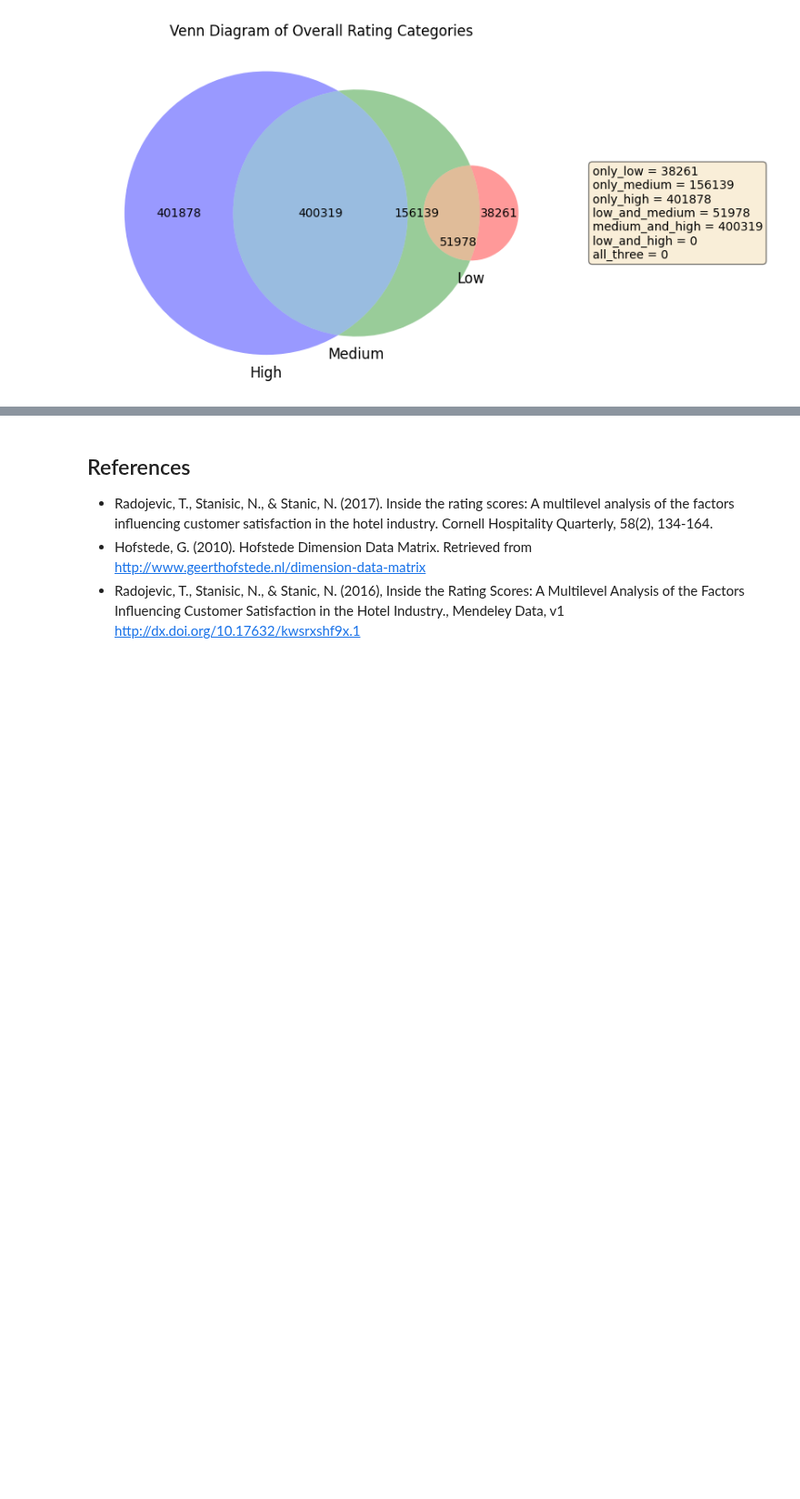
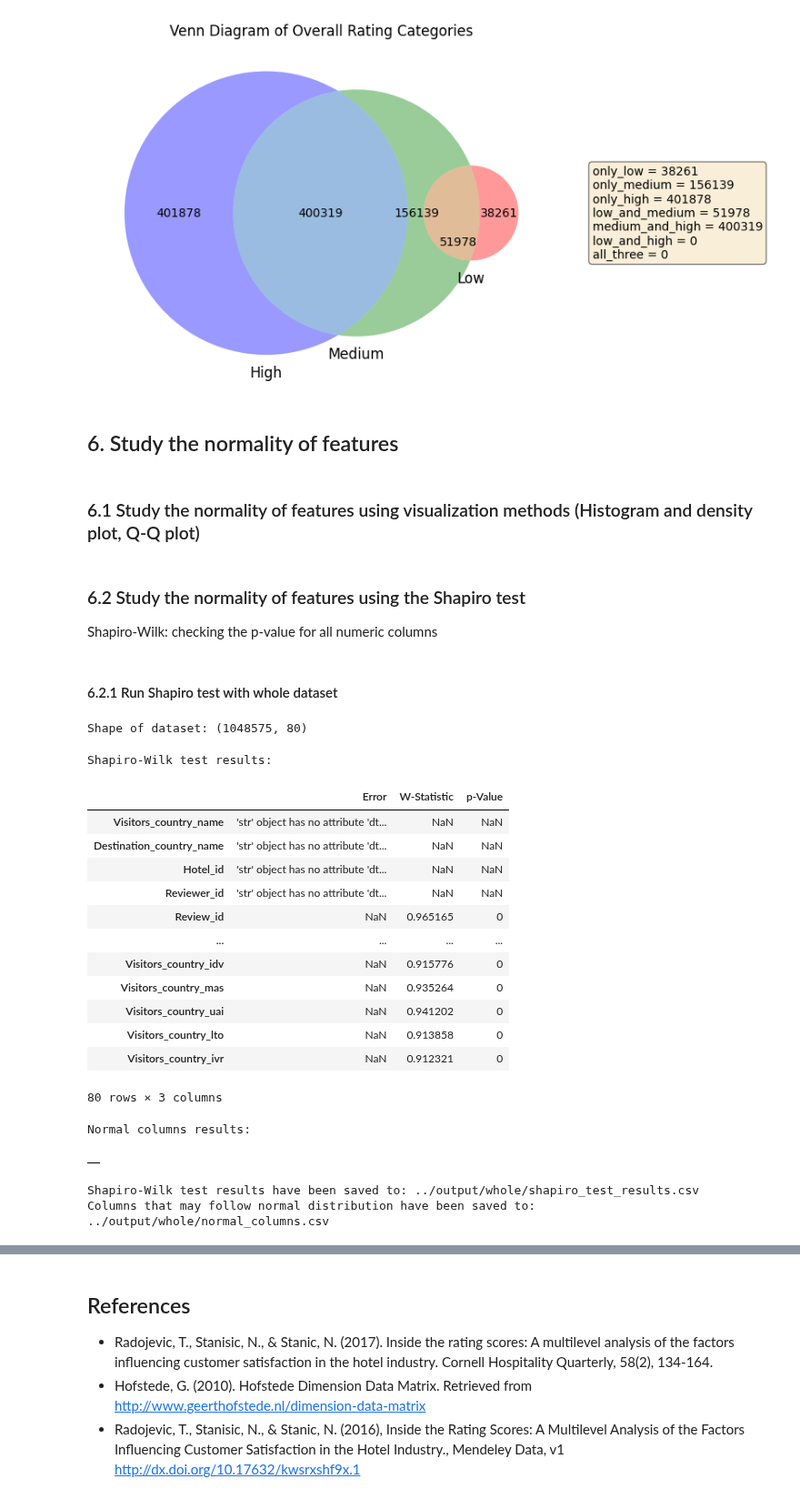
Before and after one commit to yceugene/DA_Proj_G7, a Jupyter notebook: src/main.ipynb, the cells around one changed output, grey strips where cells are left out. Shown at 91% size. Cells and saved outputs as stored; diff of their text form; code cells hidden in the pictures; blank space fills up the shorter version.

Commit message:
Modify the format for Group_Presentation_1, add Shapiro test analysis.

```diff
--- a/src/main.ipynb
+++ b/src/main.ipynb
@@ -380,3 +375,77 @@ plt.title('Venn Diagram of Overall Rating Categories')
 plt.show()
 # %% [output]
 [figure]
+# %% [markdown]
+## 6. Study the normality of features
+# %% [markdown]
+### 6.1 Study the normality of features using visualization methods (Histogram and density plot, Q-Q plot)
+# %% [markdown]
+### 6.2 Study the normality of features using the Shapiro test
+Shapiro-Wilk: checking the p-value for all numeric columns
+# %%
+"""
+We define a Shapiro_Func to work on whole numeric culumns of the dataset.
+"""
+def Shapiro_Func(_data, _output="../dataset/"):
+    os.makedirs(os.path.dirname(_output), exist_ok=True)
+
+    # Perform Shapiro-Wilk test on each column and store results
+    shapiro_results = {}
+    normal_columns = {}  # Dictionary to store columns that may follow normal distribution
+
+    for column in _data.columns:
+        try:
+            # Exclude non-numeric columns
+            if _data[column][0].dtype in ['float64', 'int64']: # Drop non-numeric columns
+                stat, p_value = shapiro(_data[column].dropna())  # Drop NaN values for test
+                if p_value>=0.05:
+                    normal_columns[column] = {"W-Statistic": stat, "p-Value": p_value}
+                shapiro_results[column] = {"W-Statistic": stat, "p-Value": p_value}
+        except Exception as e:
+            shapiro_results[column] = {"Error": str(e)}
+
+    # Convert results to a DataFrame for better readability
+    shapiro_results_df = pd.DataFrame(shapiro_results).T
+    normal_columns_df = pd.DataFrame(normal_columns).T
+
+    # Display results in Jupyter Notebook cell as a table
+    print("Shapiro-Wilk test results:")
+    display(shapiro_results_df)
+    print("Normal columns results:")
+    display(normal_columns_df)
+
+    # Save the results to a CSV file for review
+    _path = _output+'shapiro_test_results.csv'
+    shapiro_results_df.to_csv(_path)
+    print(f"Shapiro-Wilk test results have been saved to: {_path}")
+
+    _path = _output+'normal_columns.csv'
+    normal_columns_df.to_csv(_path)
+    print(f"Columns that may follow normal distribution have been saved to: {_path}")
+# %% [markdown]
+#### 6.2.1 Run Shapiro test with whole dataset
+# %%
+path = "../dataset/The final data set (uncentered and unscaled variables).csv"
+data = pd.read_csv(path)
+print(f"Shape of dataset: {data.shape}")
+Shapiro_Func(_data=data, _output="../output/whole/")
+# %% [output]
+Shape of dataset: (1048575, 80)
+Shapiro-Wilk test results:
+|  | Error | W-Statistic | p-Value |
+| Visitors_country_name | 'str' object has no attribute 'dt... | NaN | NaN |
+| Destination_country_name | 'str' object has no attribute 'dt... | NaN | NaN |
+| Hotel_id | 'str' object has no attribute 'dt... | NaN | NaN |
+| Reviewer_id | 'str' object has no attribute 'dt... | NaN | NaN |
+| Review_id | NaN | 0.965165 | 0 |
+| ... | ... | ... | ... |
+| Visitors_country_idv | NaN | 0.915776 | 0 |
+| Visitors_country_mas | NaN | 0.935264 | 0 |
+| Visitors_country_uai | NaN | 0.941202 | 0 |
+| Visitors_country_lto | NaN | 0.913858 | 0 |
+| Visitors_country_ivr | NaN | 0.912321 | 0 |
+80 rows × 3 columns
+Normal columns results:
+|  |
+Shapiro-Wilk test results have been saved to: ../output/whole/shapiro_test_results.csv
+Columns that may follow normal distribution have been saved to: ../output/whole/normal_columns.csv
```
Also changed, not shown: parts of 20 cells of this notebook.
